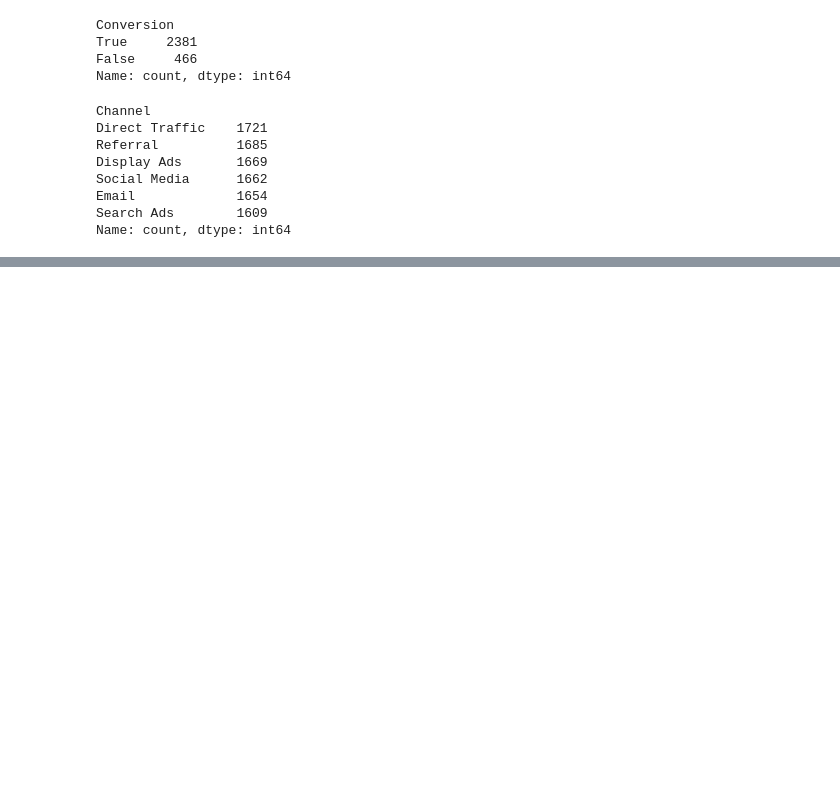
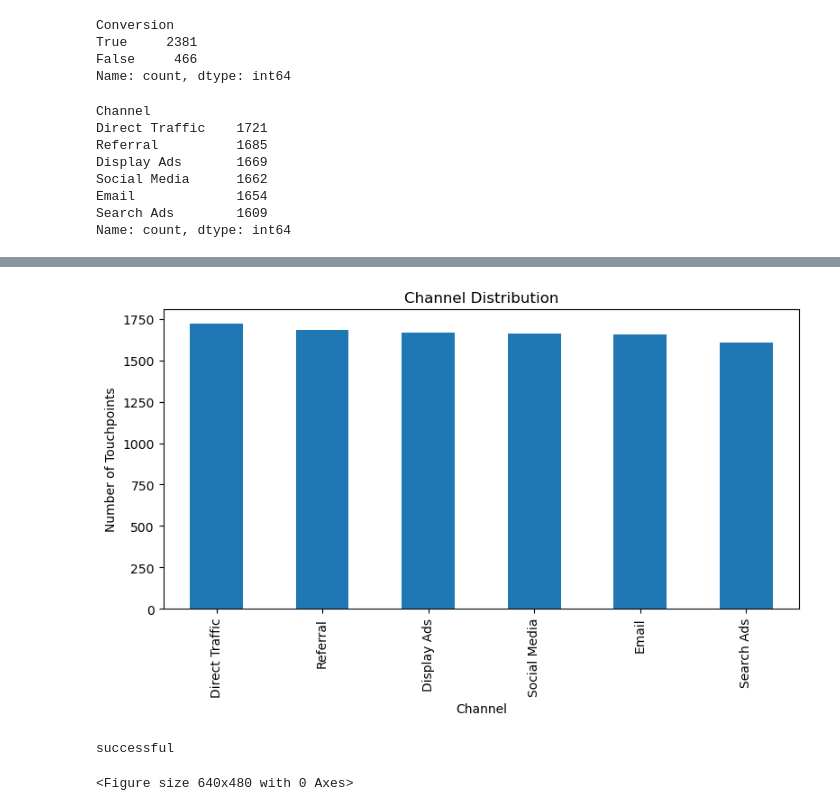
Before and after one commit to samradhisharma6-glitch/Multi-Touch-Marketing-Attribution-ROI-Dashboard, a Jupyter notebook: notebooks/Week1_EDA.ipynb.ipynb, the cells around one changed output, grey strips where cells are left out. Drawn from its saved outputs; the diff is of its cells as text; code cells hidden in the pictures; blank space fills up the shorter version.

```diff
--- a/notebooks/Week1_EDA.ipynb.ipynb
+++ b/notebooks/Week1_EDA.ipynb.ipynb
@@ -257,0 +468,6 @@ Name: count, dtype: int64
+# %%
+#Convert to Datetime Format
+df['Timestamp'] = pd.to_datetime(
+    df['Timestamp'],
+    errors='coerce'
+)
@@ -257,0 +510,28 @@ Name: count, dtype: int64
+# %%
+##Channel Distribution Chart
+#Purpose
+#Show which marketing channels generate the most traffic.
+import matplotlib.pyplot as plt
+
+channel_counts = df['Channel'].value_counts()
+
+plt.figure(figsize=(8,5))
+channel_counts.plot(kind='bar')
+
+plt.title('Channel Distribution')
+plt.xlabel('Channel')
+plt.ylabel('Number of Touchpoints')
+
+plt.tight_layout()
+
+plt.savefig('../docs/channel_distribution.png')
+
+plt.show()
+save_path = '../report/images/channel_Distribution.png'
+plt.savefig('../report/images/channel_Distribution.png',
+            bbox_inches='tight')
+print("successful")
+# %% [output]
+[figure, added]
+successful
+<Figure size 640x480 with 0 Axes>
```
Also changed, not shown: parts of 31 cells of this notebook, 9 other files.
